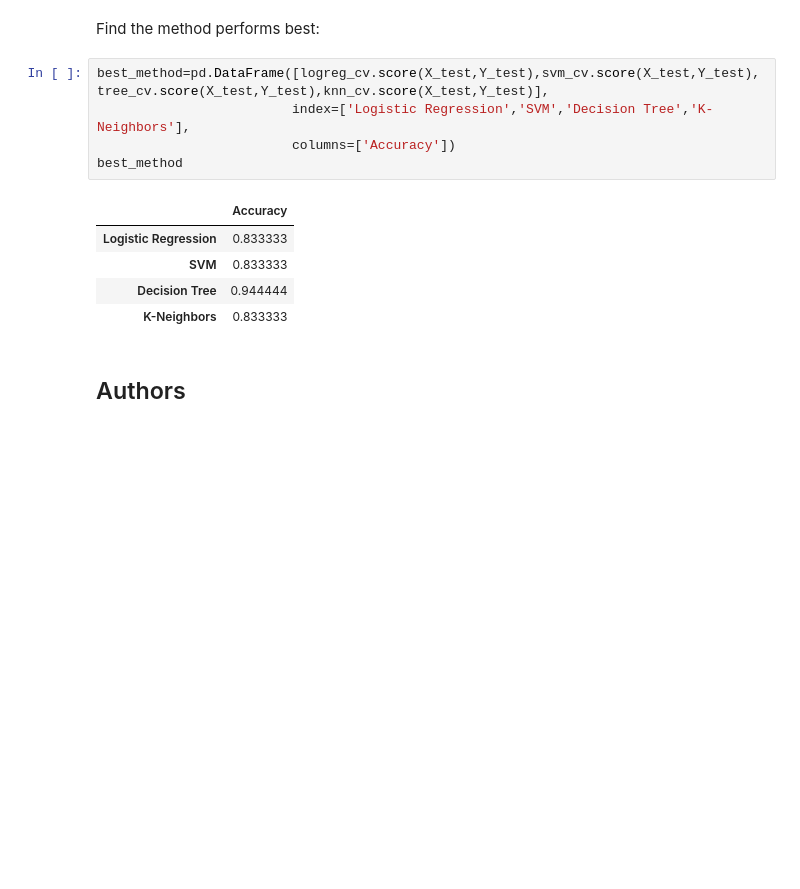
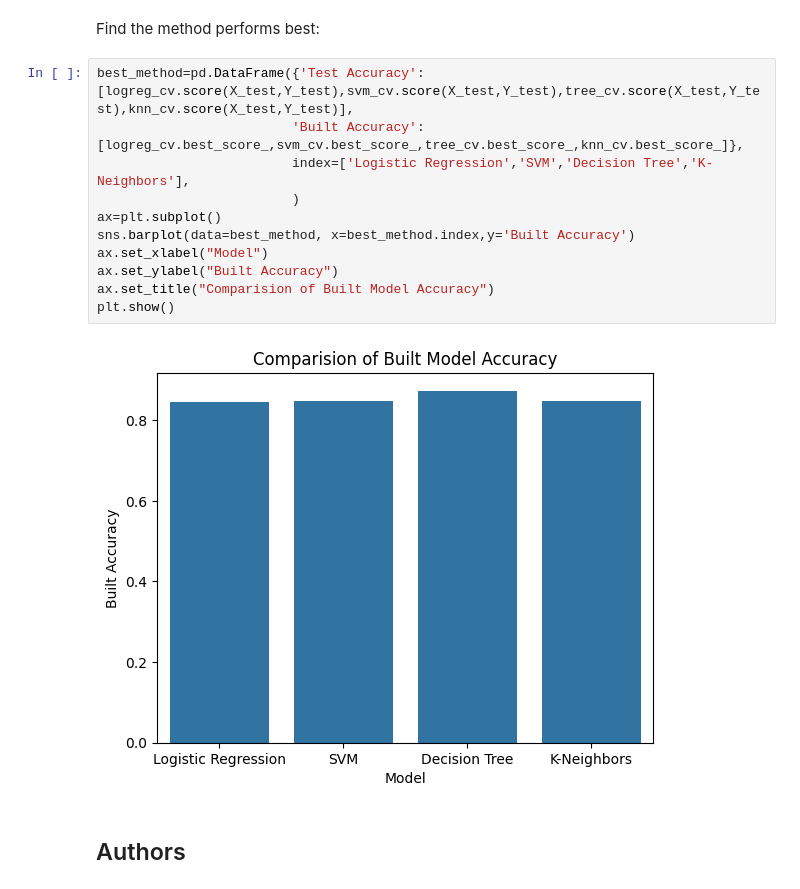
Before and after one commit to pprakashsvu238/Projects, a Jupyter notebook: SpaceX_Machine_Learning_Prediction_Part_5.jupyterlite.ipynb, the cells around one changed output. Saved outputs shown, nothing was run; the diff lists cells and outputs as text; blank space fills up the shorter version.

```diff
--- a/SpaceX_Machine_Learning_Prediction_Part_5.jupyterlite.ipynb
+++ b/SpaceX_Machine_Learning_Prediction_Part_5.jupyterlite.ipynb
@@ -366,16 +366,18 @@ plot_confusion_matrix(Y_test,yhat)
 # %% [markdown]
 Find the method performs best:
 # %%
-best_method=pd.DataFrame([logreg_cv.score(X_test,Y_test),svm_cv.score(X_test,Y_test),tree_cv.score(X_test,Y_test),knn_cv.score(X_test,Y_test)],
+best_method=pd.DataFrame({'Test Accuracy': [logreg_cv.score(X_test,Y_test),svm_cv.score(X_test,Y_test),tree_cv.score(X_test,Y_test),knn_cv.score(X_test,Y_test)],
+                         'Built Accuracy': [logreg_cv.best_score_,svm_cv.best_score_,tree_cv.best_score_,knn_cv.best_score_]},
                          index=['Logistic Regression','SVM','Decision Tree','K-Neighbors'],
-                         columns=['Accuracy'])
-best_method
+                         )
+ax=plt.subplot()
+sns.barplot(data=best_method, x=best_method.index,y='Built Accuracy')
+ax.set_xlabel("Model")
+ax.set_ylabel("Built Accuracy")
+ax.set_title("Comparision of Built Model Accuracy")
+plt.show()
 # %% [output]
-|  | Accuracy |
-| Logistic Regression | 0.833333 |
-| SVM | 0.833333 |
-| Decision Tree | 0.944444 |
-| K-Neighbors | 0.833333 |
+[figure, added]
 # %% [markdown]
 ## Authors
 # %% [markdown]
```
Also changed, not shown: parts of 4 cells of this notebook.
